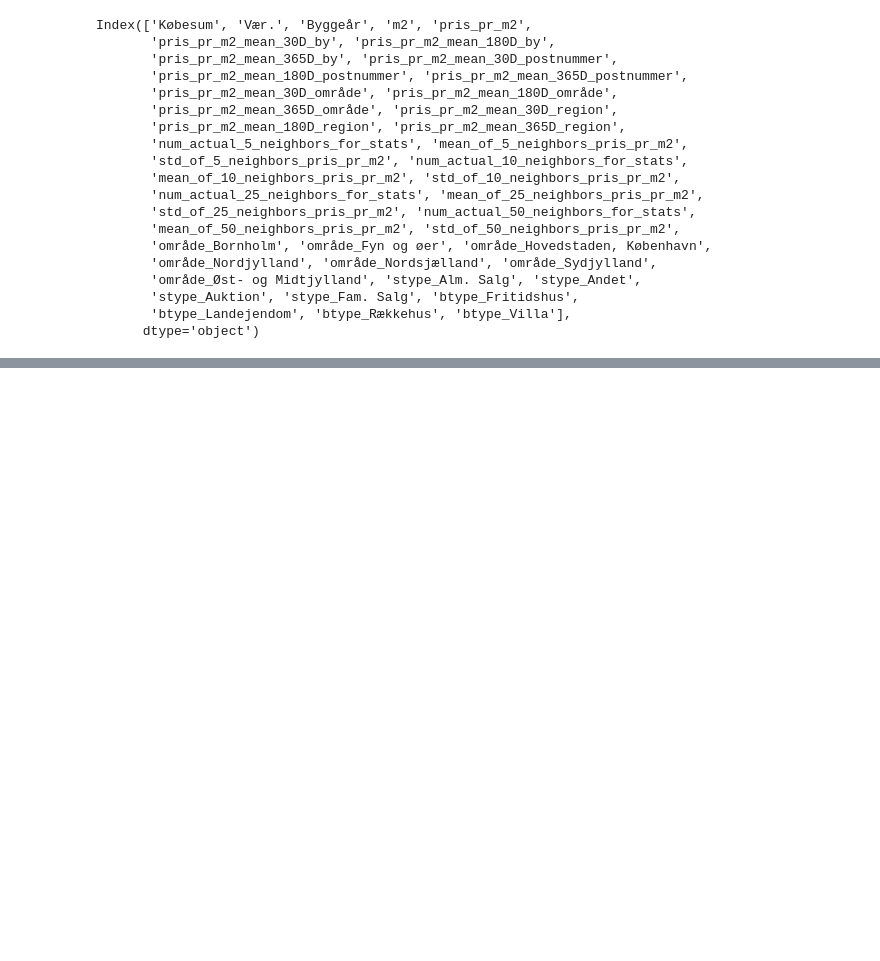
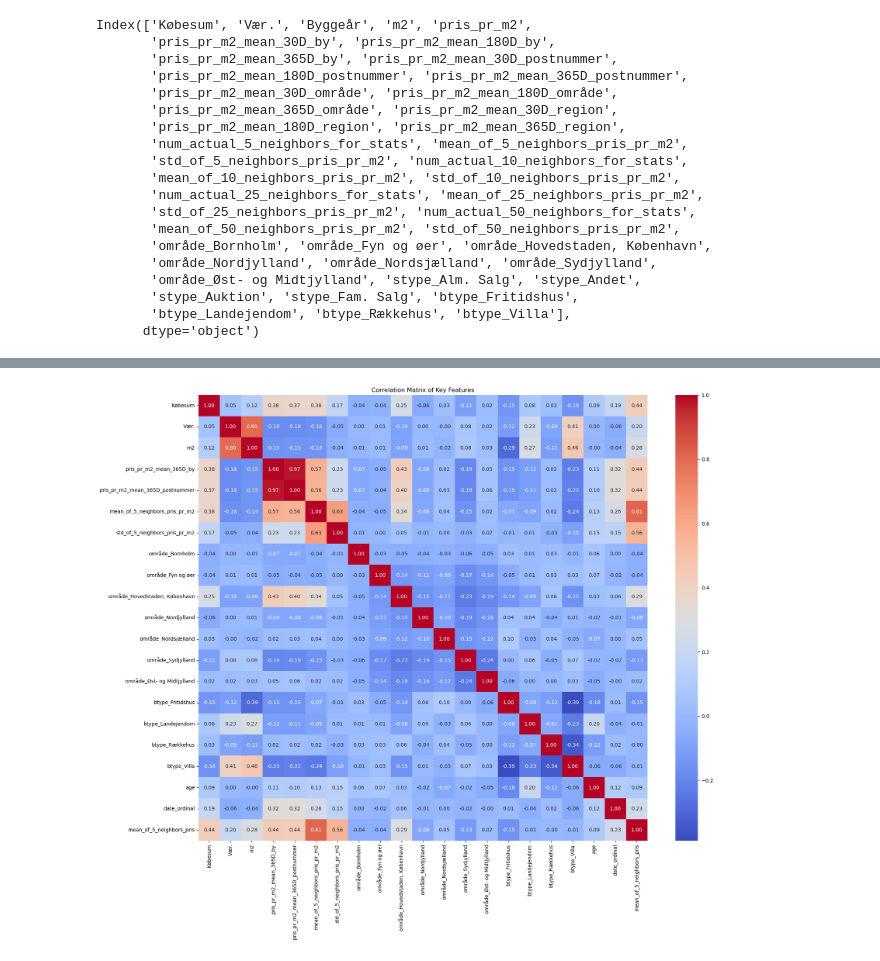
Before and after one commit to VictorJustesen/bachelor, a Jupyter notebook: dataexplor/explore.ipynb, the cells around one changed output, grey strips where cells are left out. Cells and saved outputs as stored; diff of their text form; code cells hidden in the pictures; blank space fills up the shorter version.

```diff
--- a/dataexplor/explore.ipynb
+++ b/dataexplor/explore.ipynb
@@ -501,0 +891,14 @@ ValueError: could not convert string to float: 'Alm. Salg'
+# %%
+df_cleaned= pd.read_csv("cleaned_data_harsh.csv")
+# %%
+df_cleaned['mean_of_5_neighbors_pris']= df_cleaned['m2']* df_cleaned['mean_of_5_neighbors_pris_pr_m2']
+# %%
+#putting away the bad
+correlation_matrix = df_cleaned.corr()
+
+plt.figure(figsize=(20, 16))
+sns.heatmap(correlation_matrix, annot=True, cmap='coolwarm', fmt=".2f")
+plt.title('Correlation Matrix of Key Features')
+plt.show()
+# %% [output]
+[figure, added]
```
Also changed, not shown: parts of 30 cells of this notebook, 13 other files.
